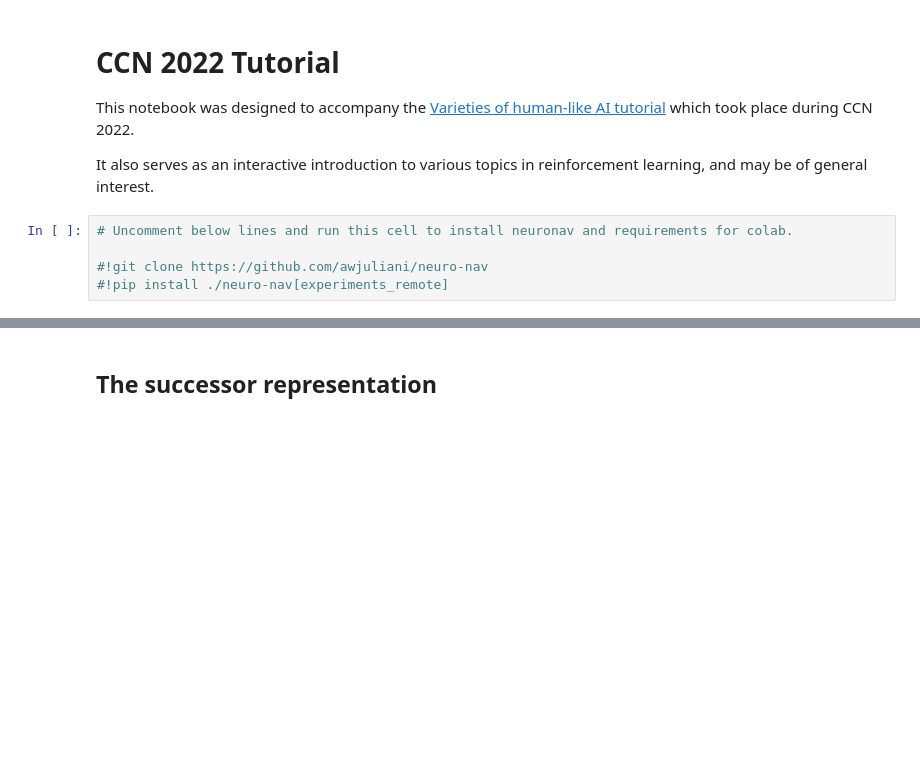
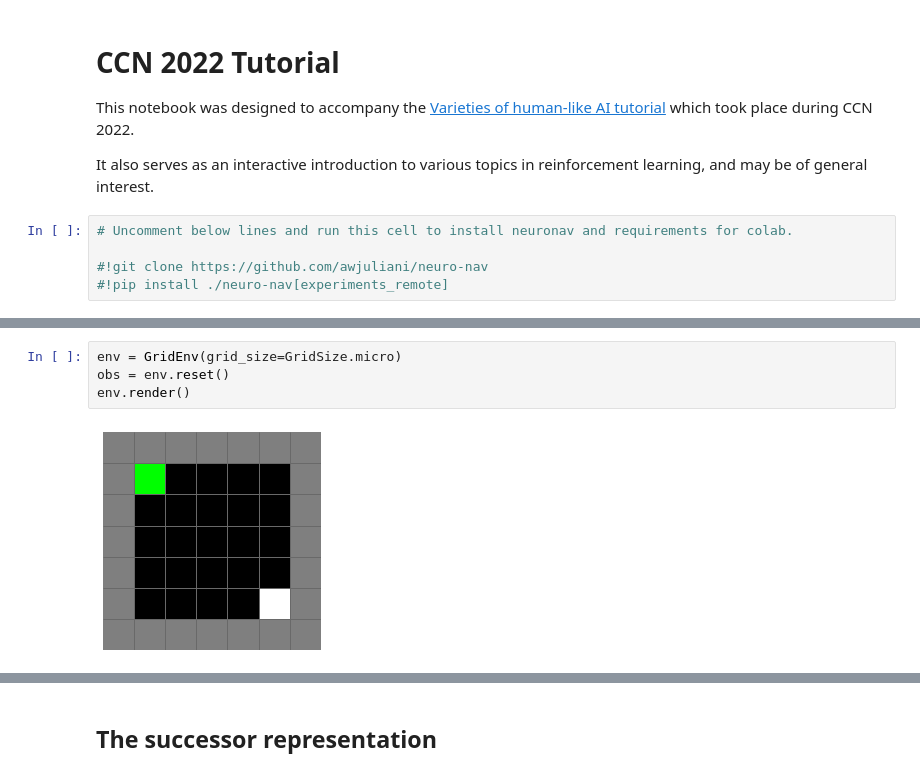
Before and after one commit to awjuliani/neuro-nav, a Jupyter notebook: notebooks/ccn_tutorial.ipynb, the cells around one changed output, grey strips where cells are left out. Saved outputs shown, nothing was run; the diff lists cells and outputs as text; blank space fills up the shorter version.

```diff
--- a/notebooks/ccn_tutorial.ipynb
+++ b/notebooks/ccn_tutorial.ipynb
@@ -23,0 +29,6 @@ import numpy as np
+# %%
+env = GridEnv(grid_size=GridSize.micro)
+obs = env.reset()
+env.render()
+# %% [output]
+[figure, added]
```
Also changed, not shown: parts of 28 cells of this notebook, 2 other files.
